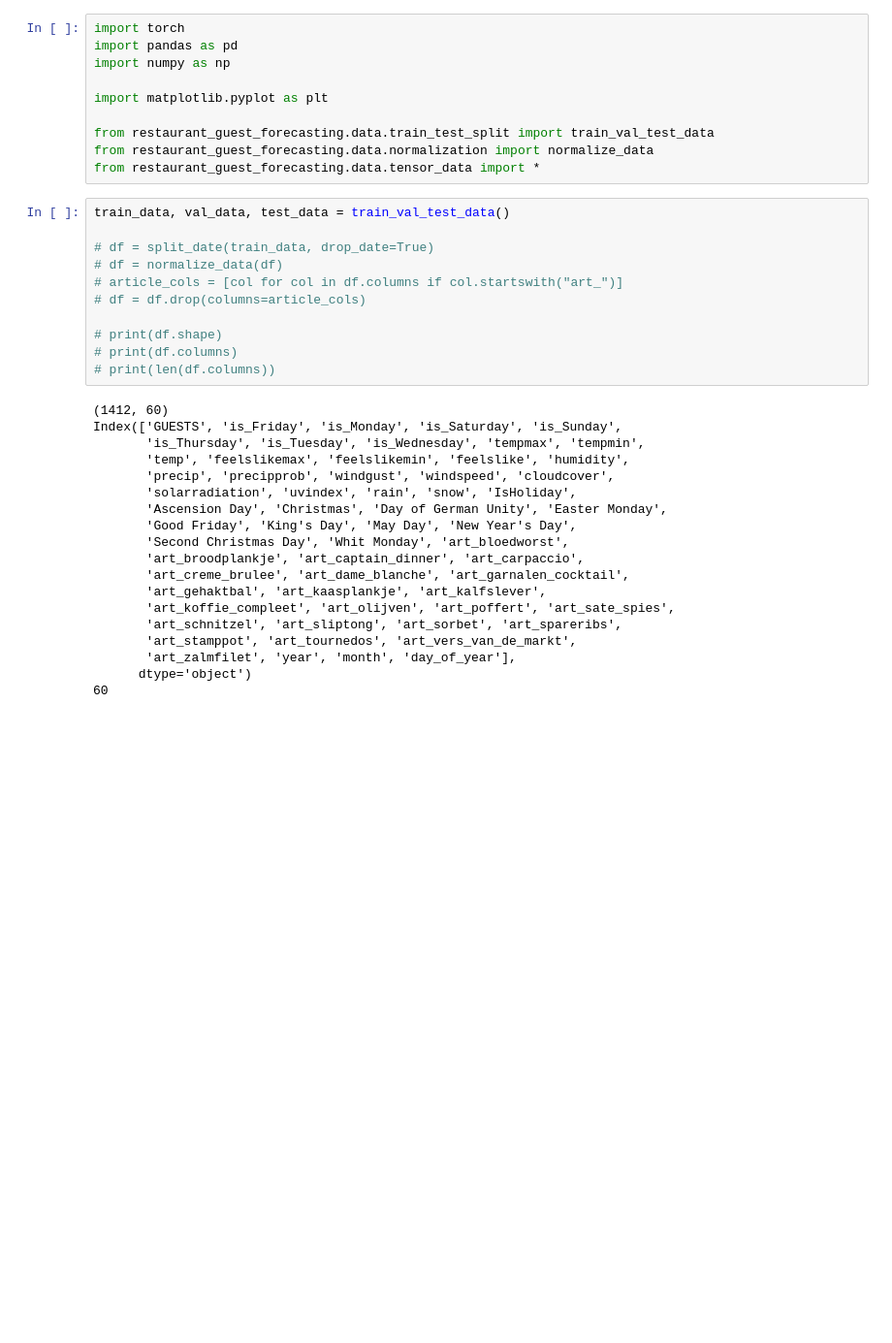
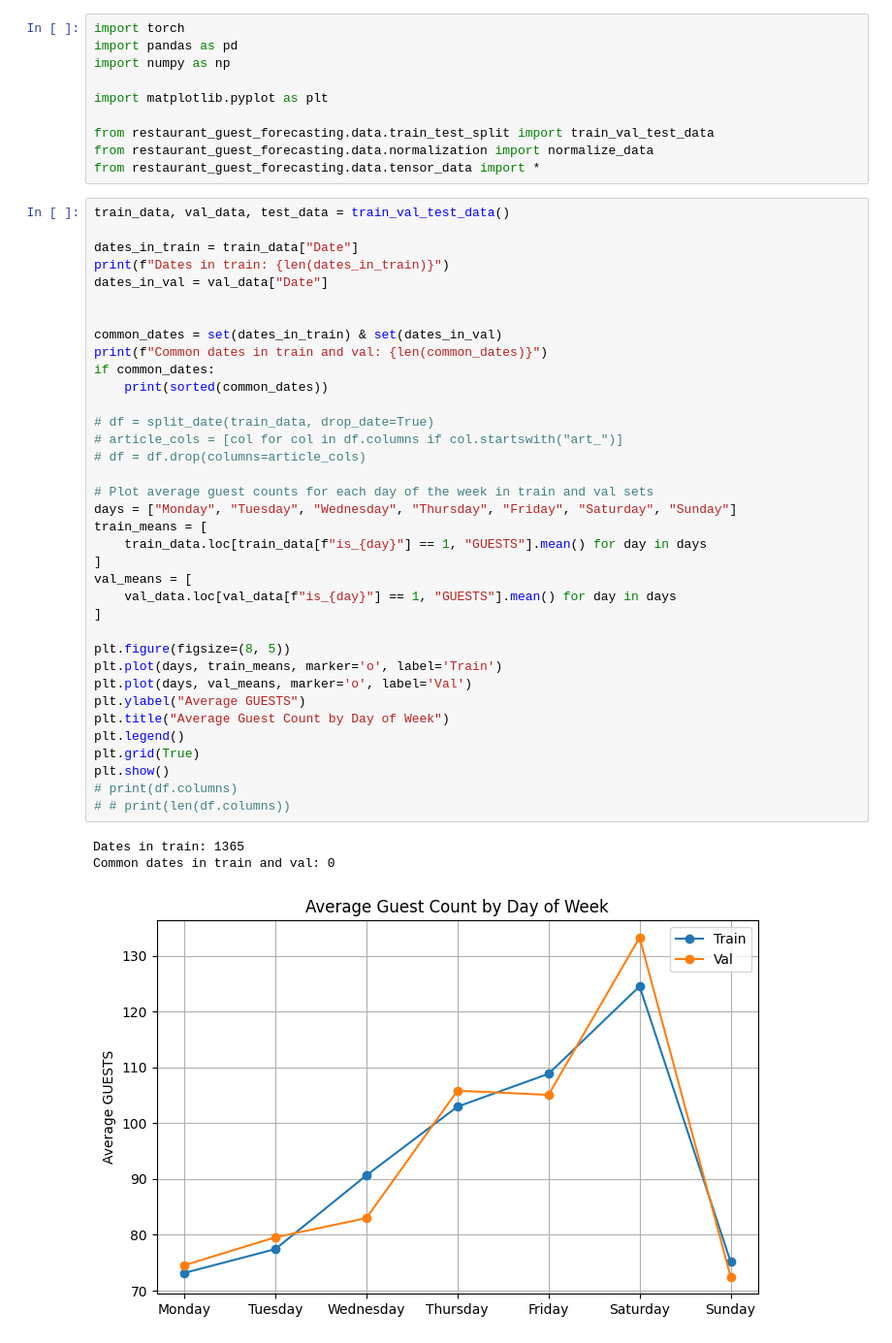
Before and after one commit to ivopascal/Applied-ML-Template, a Jupyter notebook: restaurant_guest_forecasting/notebooks/mlp_exploration.ipynb, the cells around one changed output. Shown: that part at 97% size. Cells and saved outputs as stored; diff of their text form; blank space fills up the shorter version.

```diff
--- a/restaurant_guest_forecasting/notebooks/mlp_exploration.ipynb
+++ b/restaurant_guest_forecasting/notebooks/mlp_exploration.ipynb
@@ -19,30 +19,40 @@ from restaurant_guest_forecasting.data.tensor_data import *
 # %%
 train_data, val_data, test_data = train_val_test_data()
 
+dates_in_train = train_data["Date"]
+print(f"Dates in train: {len(dates_in_train)}")
+dates_in_val = val_data["Date"]
+
+
+common_dates = set(dates_in_train) & set(dates_in_val)
+print(f"Common dates in train and val: {len(common_dates)}")
+if common_dates:
+    print(sorted(common_dates))
+
 # df = split_date(train_data, drop_date=True)
-# df = normalize_data(df)
 # article_cols = [col for col in df.columns if col.startswith("art_")]
 # df = df.drop(columns=article_cols)
 
-# print(df.shape)
+# Plot average guest counts for each day of the week in train and val sets
+days = ["Monday", "Tuesday", "Wednesday", "Thursday", "Friday", "Saturday", "Sunday"]
+train_means = [
+    train_data.loc[train_data[f"is_{day}"] == 1, "GUESTS"].mean() for day in days
+]
+val_means = [
+    val_data.loc[val_data[f"is_{day}"] == 1, "GUESTS"].mean() for day in days
+]
+
+plt.figure(figsize=(8, 5))
+plt.plot(days, train_means, marker='o', label='Train')
+plt.plot(days, val_means, marker='o', label='Val')
+plt.ylabel("Average GUESTS")
+plt.title("Average Guest Count by Day of Week")
+plt.legend()
+plt.grid(True)
+plt.show()
 # print(df.columns)
-# print(len(df.columns))
+# # print(len(df.columns))
 # %% [output]
-(1412, 60)
-Index(['GUESTS', 'is_Friday', 'is_Monday', 'is_Saturday', 'is_Sunday',
-       'is_Thursday', 'is_Tuesday', 'is_Wednesday', 'tempmax', 'tempmin',
-       'temp', 'feelslikemax', 'feelslikemin', 'feelslike', 'humidity',
-       'precip', 'precipprob', 'windgust', 'windspeed', 'cloudcover',
-       'solarradiation', 'uvindex', 'rain', 'snow', 'IsHoliday',
-       'Ascension Day', 'Christmas', 'Day of German Unity', 'Easter Monday',
-       'Good Friday', 'King's Day', 'May Day', 'New Year's Day',
-       'Second Christmas Day', 'Whit Monday', 'art_bloedworst',
-       'art_broodplankje', 'art_captain_dinner', 'art_carpaccio',
-       'art_creme_brulee', 'art_dame_blanche', 'art_garnalen_cocktail',
-       'art_gehaktbal', 'art_kaasplankje', 'art_kalfslever',
-       'art_koffie_compleet', 'art_olijven', 'art_poffert', 'art_sate_spies',
-       'art_schnitzel', 'art_sliptong', 'art_sorbet', 'art_spareribs',
-       'art_stamppot', 'art_tournedos', 'art_vers_van_de_markt',
-       'art_zalmfilet', 'year', 'month', 'day_of_year'],
-      dtype='object')
-60
+Dates in train: 1365
+Common dates in train and val: 0
+[figure, added]
```
Also changed, not shown: parts of 2 cells of this notebook, 6 other files.
